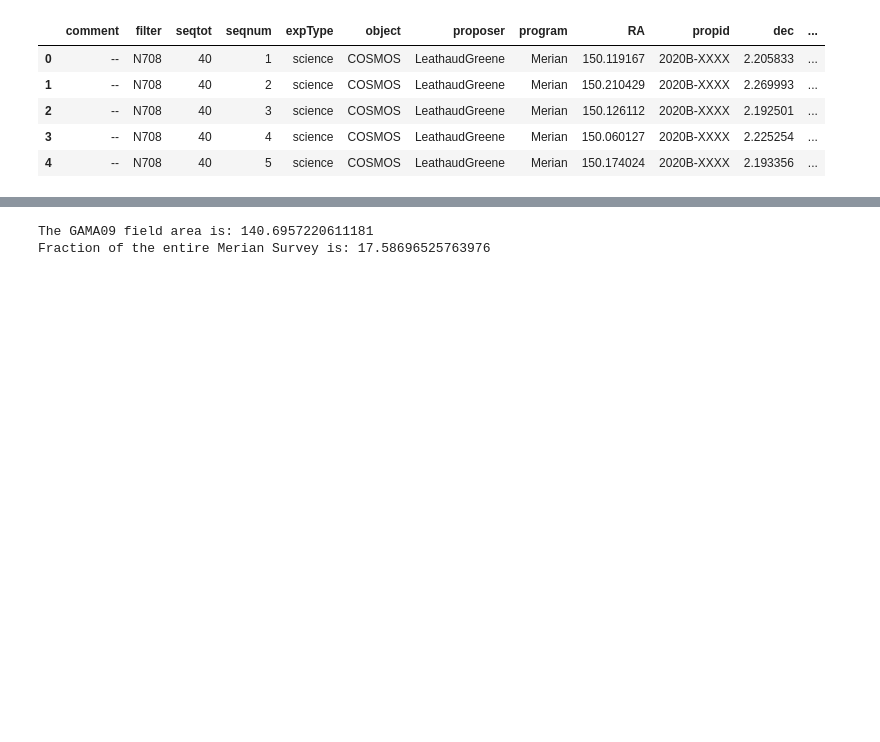
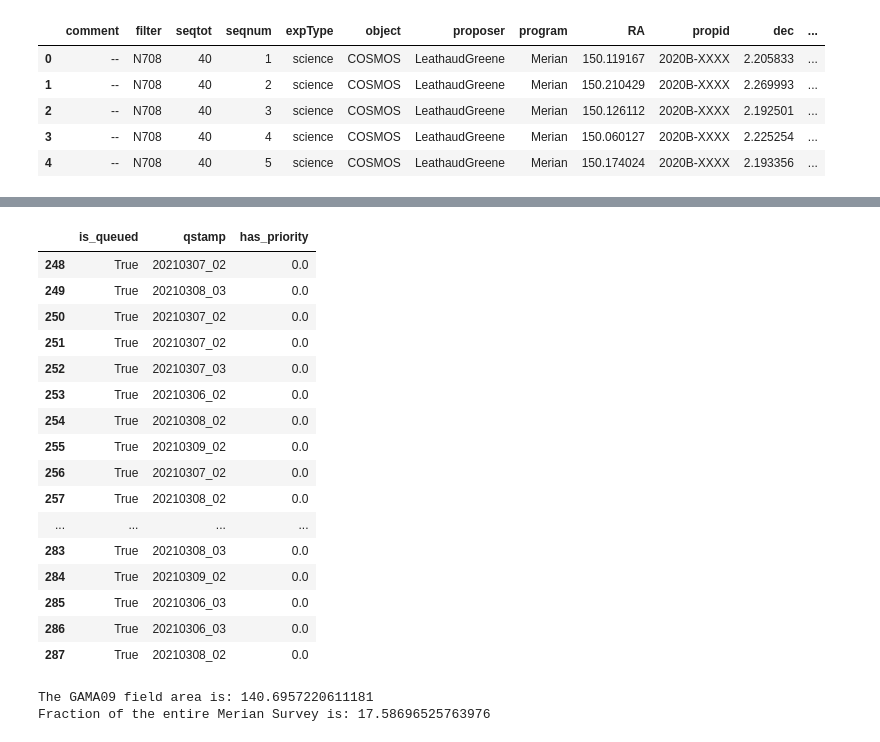
Before and after one commit to MerianSurvey/skipper, a Jupyter notebook: notebooks/COSMOSPlanningExample.ipynb, the cells around one changed output, grey strips where cells are left out. Saved outputs shown, nothing was run; the diff lists cells and outputs as text; code cells hidden in the pictures; blank space fills up the shorter version.

```diff
--- a/notebooks/COSMOSPlanningExample.ipynb
+++ b/notebooks/COSMOSPlanningExample.ipynb
@@ -212,3 +218,23 @@ See the caveats in the documentation: http://pandas.pydata.org/pandas-docs/stabl
+# %%
+is_queued.query('has_priority==0.')
+# %% [output]
+|  | is_queued | qstamp | has_priority |
+| 248 | True | 20210307_02 | 0.0 |
+| 249 | True | 20210308_03 | 0.0 |
+| 250 | True | 20210307_02 | 0.0 |
+| 251 | True | 20210307_02 | 0.0 |
+| 252 | True | 20210307_03 | 0.0 |
+| 253 | True | 20210306_02 | 0.0 |
+| 254 | True | 20210308_02 | 0.0 |
+| 255 | True | 20210309_02 | 0.0 |
+| 256 | True | 20210307_02 | 0.0 |
+| 257 | True | 20210308_02 | 0.0 |
+| ... | ... | ... | ... |
+| 283 | True | 20210308_03 | 0.0 |
+| 284 | True | 20210309_02 | 0.0 |
+| 285 | True | 20210306_03 | 0.0 |
+| 286 | True | 20210306_03 | 0.0 |
+| 287 | True | 20210308_02 | 0.0 |
 # %%
 assert is_queued.query('has_priority==0.')['is_queued'].all()
 # %%
```
Also changed, not shown: parts of 10 cells of this notebook, 1 other file.
